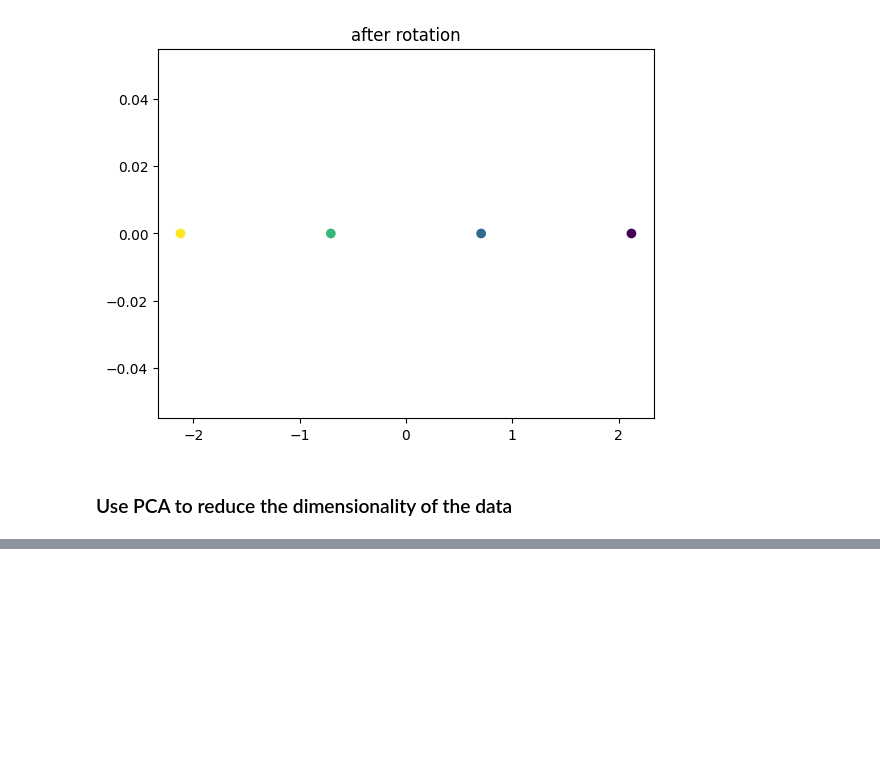
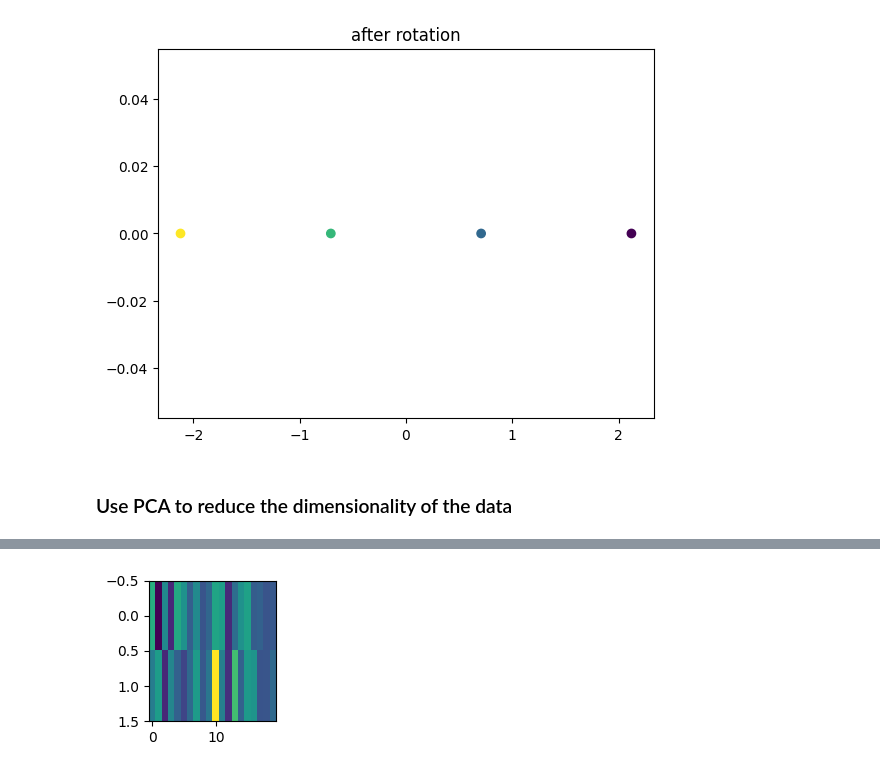
Before and after one commit to peluche/embeddings_necronomicon, a Jupyter notebook: pca.ipynb, the cells around one changed output, grey strips where cells are left out. Cells and saved outputs as stored; diff of their text form; code cells hidden in the pictures; blank space fills up the shorter version.

```diff
--- a/pca.ipynb
+++ b/pca.ipynb
@@ -159,0 +159,9 @@ plt.show()
+# %%
+embedding_matrix = torch.randn(2 * 20).view(-1, 20)
+
+plt.figure(figsize=(2, 2))
+plt.imshow(embedding_matrix, cmap='viridis', aspect='auto')
+plt.tight_layout()
+plt.show()
+# %% [output]
+[figure, added]
```
Also changed, not shown: parts of 5 cells of this notebook.
